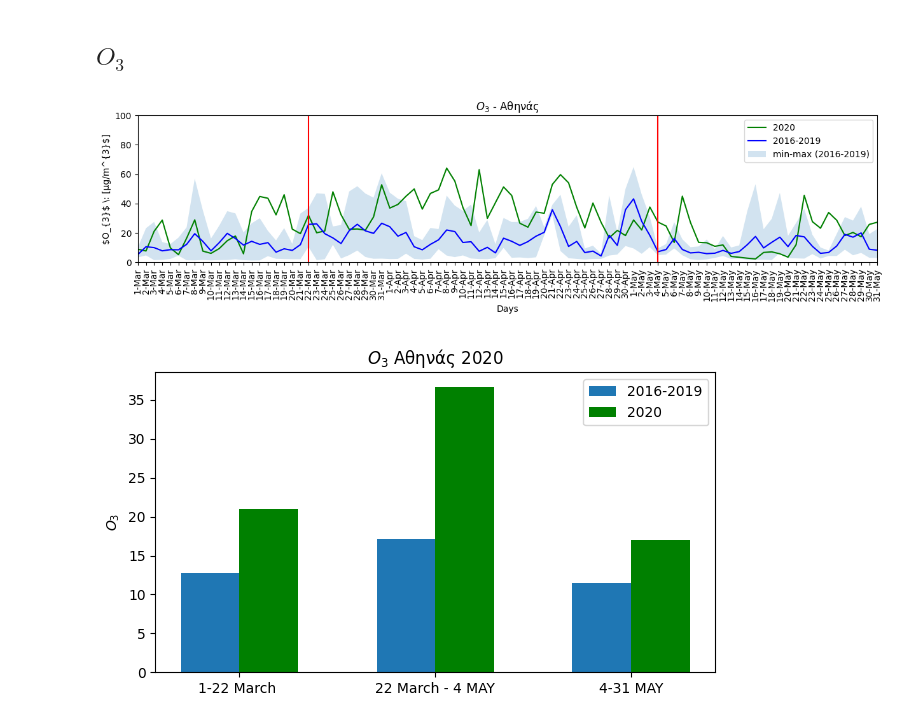
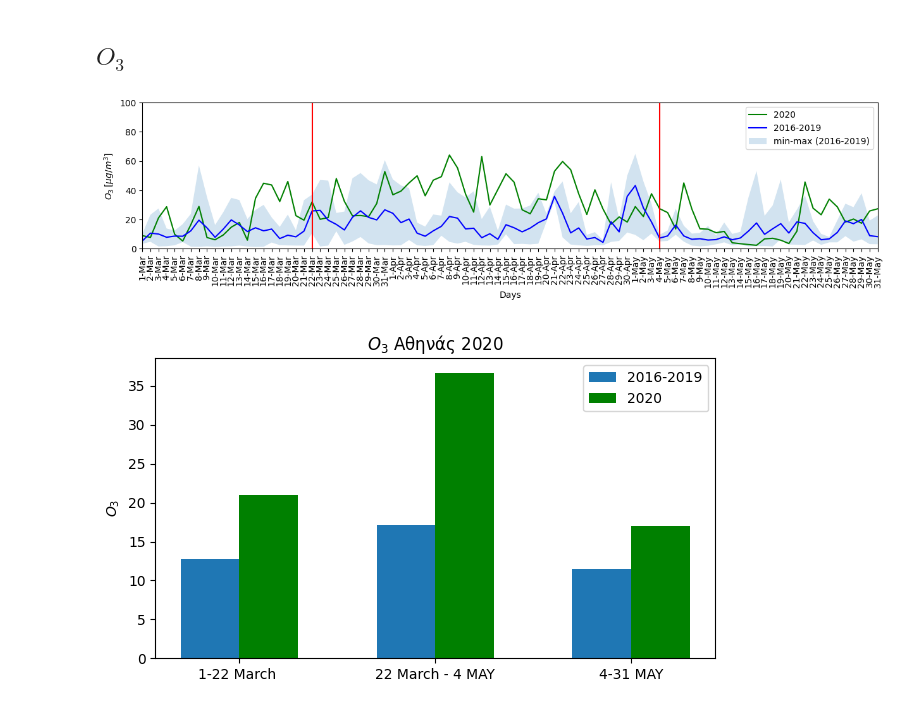
Before and after one commit to costpetrides/Air-pollution-COVID-19-impact, a Jupyter notebook: Lockdown 1/Patision(UT).ipynb, the cells around one changed output. Cells and saved outputs as stored; diff of their text form; code cells hidden in the pictures.

```diff
--- a/Lockdown 1/Patision(UT).ipynb
+++ b/Lockdown 1/Patision(UT).ipynb
@@ -382,32 +375,28 @@ Percentage Difference Lockdown to Post-Lockdown = 4.57 %
 ## **$O_{3}$**
 # %%
 plt.figure(figsize=(15,3))
-plt.title("$O_{3}$ - Aθηνάς")
 
 plt.xlabel('Days')
-plt.ylabel('$O_{3}$ \: [μg/m^{3}$]')
-
-plt.title("$O_{3}$ - Aθηνάς")
-
+plt.ylabel('$O_{3} \: [μg/m^{3}$]')
 
 
 plt.plot(df['DAY'], df['O320'], 'g', label='2020')
 plt.plot(df['DAY'], df['O3MEAN'], 'b', label='2016-2019')
 plt.fill_between(df['DAY'], df['O3MIN'], df['O3MAX'], alpha=0.2,label='min-max (2016-2019)')
 
 plt.legend()
 
 
 plt.xlim(df.loc[0]['DAY'] , df.loc[91]['DAY'])
 plt.ylim(0,100)
 
 plt.axvline(x='4-May' ,color='r')
 plt.axvline(x='22-Mar' ,color='r')
 plt.xticks(rotation=90)
 
 plt.show()
 # %% [output]
-[figure, old version]
+[figure, new version]
 # %%
 Data=np.array(df['O320'])
 Pre=Data[0:23]
```
Also changed, not shown: parts of 6 cells of this notebook.
